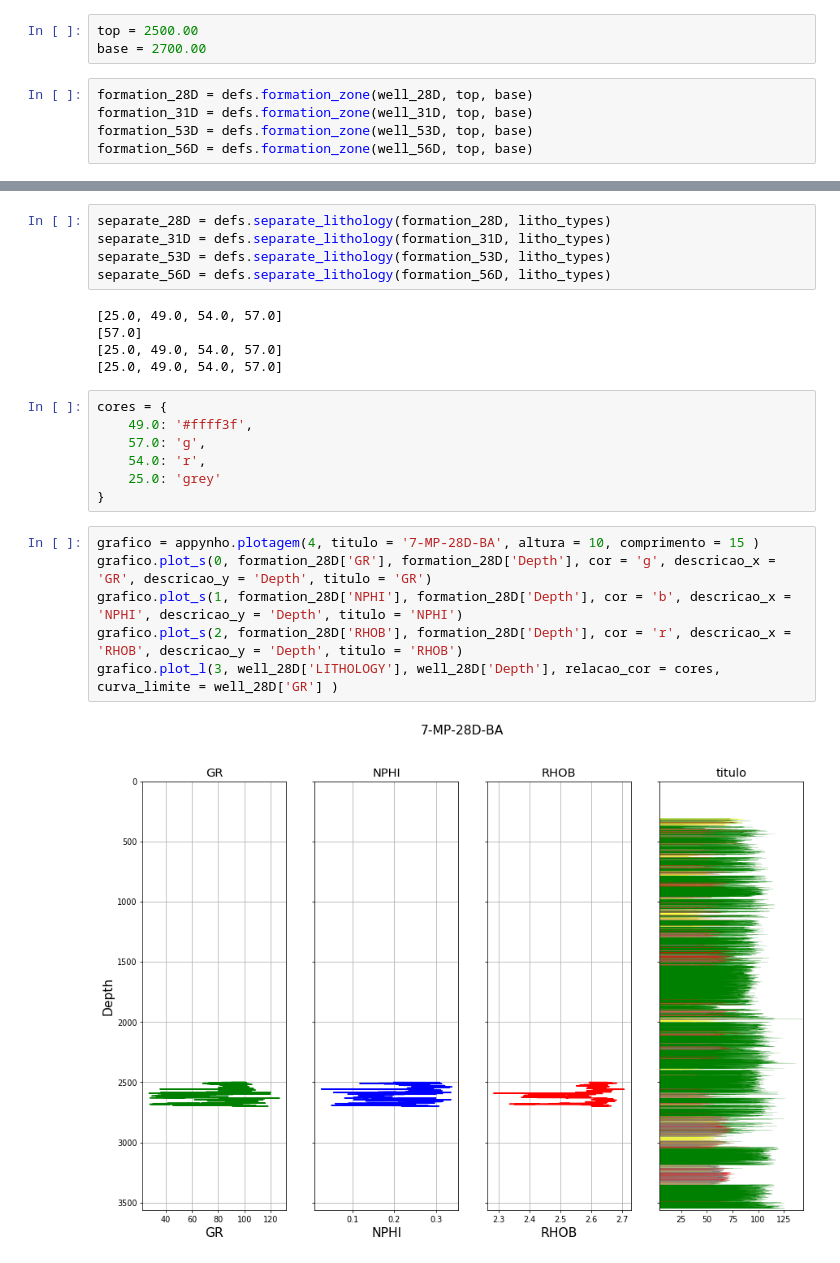
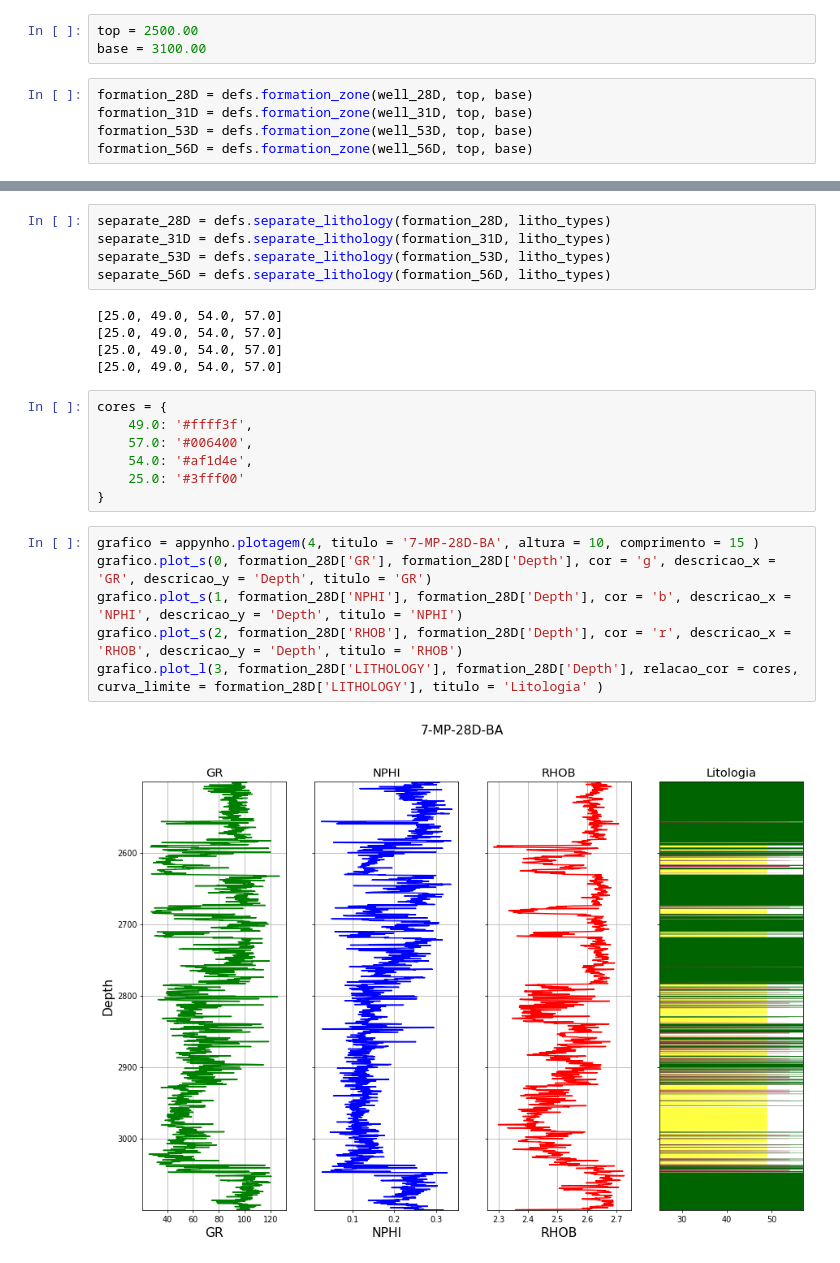
Before and after one commit to rmotadutra/PFG_2020, a Jupyter notebook: codes/well_create_lithology.ipynb, the cells around one changed output, grey strips where cells are left out. Drawn from its saved outputs; the diff is of its cells as text.

Commit message:
novos plots

```diff
--- a/codes/well_create_lithology.ipynb
+++ b/codes/well_create_lithology.ipynb
@@ -33,7 +33,7 @@ litho_56D = defs.create_lithology(drdn_56D)
 well_56D['LITHOLOGY'] = litho_56D
 # %%
 top = 2500.00
-base = 2700.00
+base = 3100.00
 # %%
 formation_28D = defs.formation_zone(well_28D, top, base)
 formation_31D = defs.formation_zone(well_31D, top, base)
@@ -45,22 +56,22 @@ separate_31D = defs.separate_lithology(formation_31D, litho_types)
 separate_53D = defs.separate_lithology(formation_53D, litho_types)
 separate_56D = defs.separate_lithology(formation_56D, litho_types)
 # %% [output]
-[25.0, 49.0, 54.0, 57.0]
-[57.0]
 [25.0, 49.0, 54.0, 57.0]
 [25.0, 49.0, 54.0, 57.0]
+[25.0, 49.0, 54.0, 57.0]
+[25.0, 49.0, 54.0, 57.0]
 # %%
 cores = {
     49.0: '#ffff3f',
-    57.0: 'g',
-    54.0: 'r',
-    25.0: 'grey'
+    57.0: '#006400',
+    54.0: '#af1d4e',
+    25.0: '#3fff00'
 }
 # %%
 grafico = appynho.plotagem(4, titulo = '7-MP-28D-BA', altura = 10, comprimento = 15 )
 grafico.plot_s(0, formation_28D['GR'], formation_28D['Depth'], cor = 'g', descricao_x = 'GR', descricao_y = 'Depth', titulo = 'GR')
 grafico.plot_s(1, formation_28D['NPHI'], formation_28D['Depth'], cor = 'b', descricao_x = 'NPHI', descricao_y = 'Depth', titulo = 'NPHI')
 grafico.plot_s(2, formation_28D['RHOB'], formation_28D['Depth'], cor = 'r', descricao_x = 'RHOB', descricao_y = 'Depth', titulo = 'RHOB')
-grafico.plot_l(3, well_28D['LITHOLOGY'], well_28D['Depth'], relacao_cor = cores, curva_limite = well_28D['GR'] )
+grafico.plot_l(3, formation_28D['LITHOLOGY'], formation_28D['Depth'], relacao_cor = cores, curva_limite = formation_28D['LITHOLOGY'], titulo = 'Litologia' )
 # %% [output]
-[figure, old version]
+[figure, new version]
```
Also changed, not shown: parts of 19 cells of this notebook, 2 other files.
